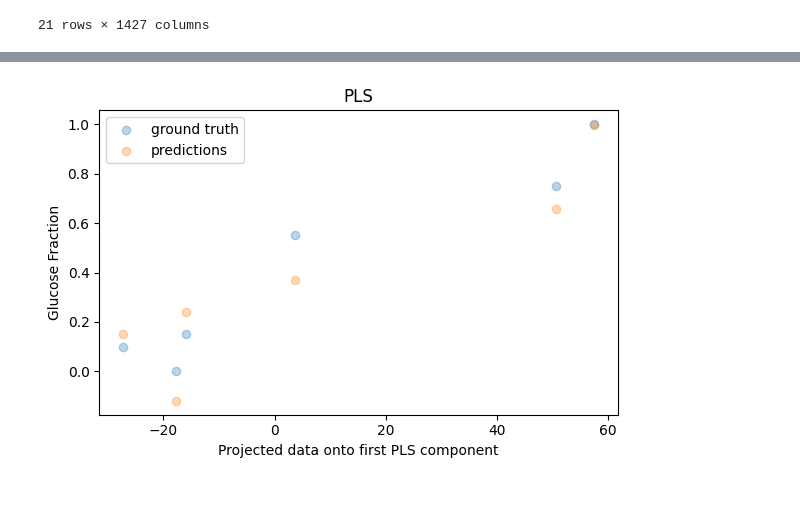
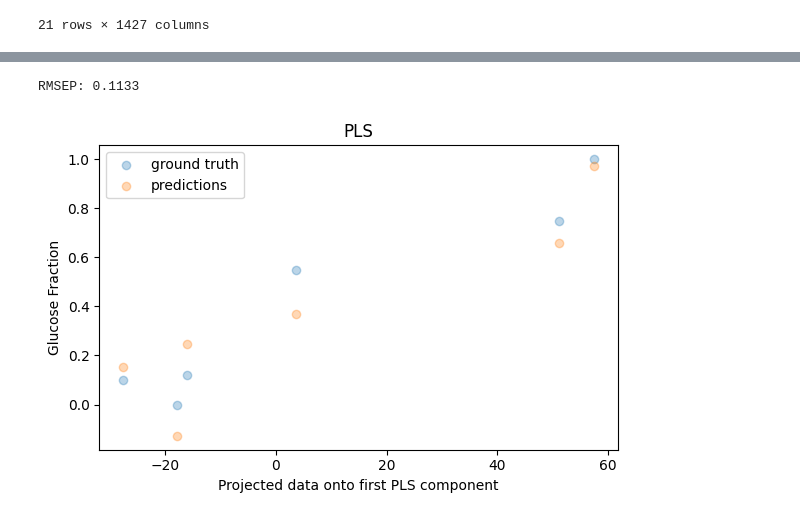
Before and after one commit to davissineath/FT-NIR_ML_Predictions, a Jupyter notebook: PLS_model/PLS.ipynb, the cells around one changed output, grey strips where cells are left out. Cells and saved outputs as stored; diff of their text form; code cells hidden in the pictures.

Commit message:
update plots

```diff
--- a/PLS_model/PLS.ipynb
+++ b/PLS_model/PLS.ipynb
@@ -51,3 +62,15 @@ waves = [float(col) for col in fs_data.columns]
+# %%
+## Total sugars
+foods_glucose_map = {
+    "buttermilk_biscuit": 0.068,
+    "inst_potatoes": 0.008,
+    "mixed_gravy": 0.0325,
+    "nonfat_milk": 0.12,
+    "parmesan": 0,
+    "parmesan_romano": 0,
+    "protein_pancake": 0.085,
+    "tapioca": 0.002
+}
 # %% [markdown]
 ## Visualize Spectra
 # %%
@@ -368,17 +442,6 @@ Median values are:
 # %% [markdown]
 ## PLS for Mean Data
 All mean data is split into training and test sets
-# %%
-foods_glucose_map = {
-    "buttermilk_biscuit": 0.04,
-    "inst_potatoes": 0.004,
-    "mixed_gravy": 0.025,
-    "nonfat_milk": 0.15,
-    "parmesan": 0,
-    "parmesan_romano": 0,
-    "protein_pancake": 0.045,
-    "tapioca": 0.002
-}
 # %%
 combined_means = pd.concat([mean_fs_data, mean_food_data], axis=0)
 combined_means
@@ -415,10 +489,15 @@ X_proj = pls.transform(X_test)[:, 0]
 # %%
 fig, ax = plt.subplots(figsize=(6,4))
 ax.scatter(X_proj, y_test, alpha=0.3, label="ground truth")
-ax.scatter(X_proj, pls.predict(X_test), alpha=0.3, label="predictions")
-ax.set(xlabel="Projected data onto first PLS component", ylabel="Glucose Fraction", title="PLS from Means")
-ax.legend()
+y_pred = pls.predict(X_test)
+ax.scatter(X_proj, y_pred, alpha=0.3, label="predictions")
+ax.set(xlabel="Projected data onto first PLS component", ylabel="Glucose Fraction", title="PLS")
+legend = ax.legend()
+
+rmsep = root_mean_squared_error(y_test, y_pred)
+print(f"RMSEP: {rmsep:.4f}")
 plt.tight_layout()
 plt.show()
 # %% [output]
+RMSEP: 0.1133
-[figure, old version]
+[figure, new version]
```
Also changed, not shown: parts of 12 cells of this notebook.
